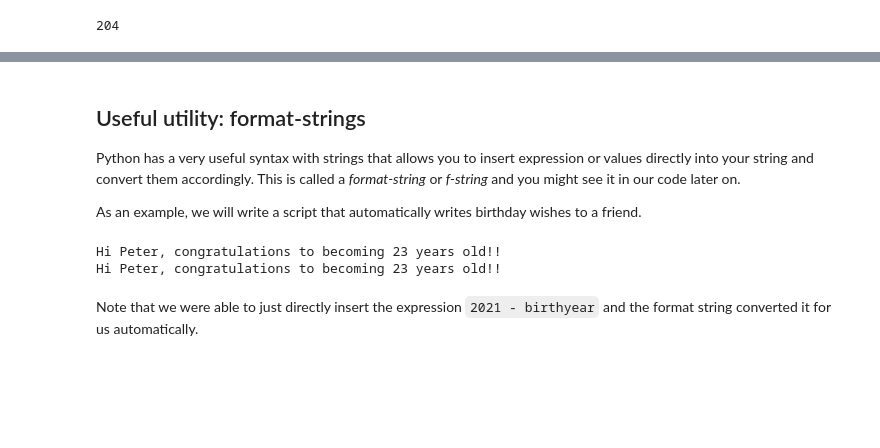
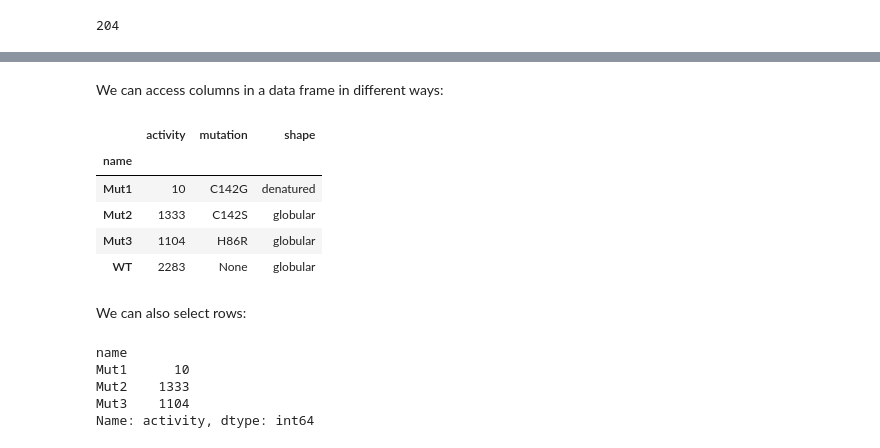
Before and after one commit to kdidi99/Informatics_in_Biochemistry_Course, a Jupyter notebook: notebooks/day_3_data_analysis.ipynb, the cells around one changed output, grey strips where cells are left out. Drawn from its saved outputs; the diff is of its cells as text; code cells hidden in the pictures; blank space fills up the shorter version.

```diff
--- a/notebooks/day_3_data_analysis.ipynb
+++ b/notebooks/day_3_data_analysis.ipynb
@@ -215,20 +189,31 @@ TypeError: can only concatenate str (not "int") to str
-# %% [markdown]
-## Useful utility: format-strings
-Python has a very useful syntax with strings that allows you to insert expression or values directly into your string and convert them accordingly. This is called a *format-string* or *f-string* and you might see it in our code later on.
-
-As an example, we will write a script that automatically writes birthday wishes to a friend.
-# %%
-friend = "Peter"
-birthyear = 1998
-
-message = "Hi " + friend + ", congratulations to becoming " + str(2021 - birthyear) + " years old!!"
-print(message)
-
-# with a format-string
-message = f"Hi {friend}, congratulations to becoming {2021 - birthyear} years old!!"
-print(message)
-# %% [output]
-Hi Peter, congratulations to becoming 23 years old!!
-Hi Peter, congratulations to becoming 23 years old!!
-# %% [markdown]
-Note that we were able to just directly insert the expression `2021 - birthyear` and the format string converted it for us automatically.
+# %% [markdown]
+We can access columns in a data frame in different ways:
+# %%
+df_proteins
+df_proteins["activity"] #indexing operator subsets dataframe into list
+df_proteins.activity #same output with dot-notation, just use this for test purposes!
+df_proteins["shape"] #delivers output as desired
+df_proteins.shape #coincides with DataFrame attribute shape
+df_proteins
+# %% [output]
+|  | activity | mutation | shape |
+| name |  |  |  |
+| Mut1 | 10 | C142G | denatured |
+| Mut2 | 1333 | C142S | globular |
+| Mut3 | 1104 | H86R | globular |
+| WT | 2283 | None | globular |
+# %% [markdown]
+We can also select rows:
+# %%
+df_proteins.loc["WT"] #accessing rows by index label using loc
+df_proteins.iloc[2] #accessing rows by index position using iloc
+df_proteins.loc["Mut1":"Mut3"] #selecting multiple entries with colon notation
+df_proteins.loc["Mut1":"Mut3", "activity"] #selecting rows and columns by index label
+#same with iloc?
+df_proteins.iloc[0:3, 0] #selecting based on row and column index position; 2 not included!
+# %% [output]
+name
+Mut1      10
+Mut2    1333
+Mut3    1104
+Name: activity, dtype: int64
```
Also changed, not shown: parts of 16 cells of this notebook.
